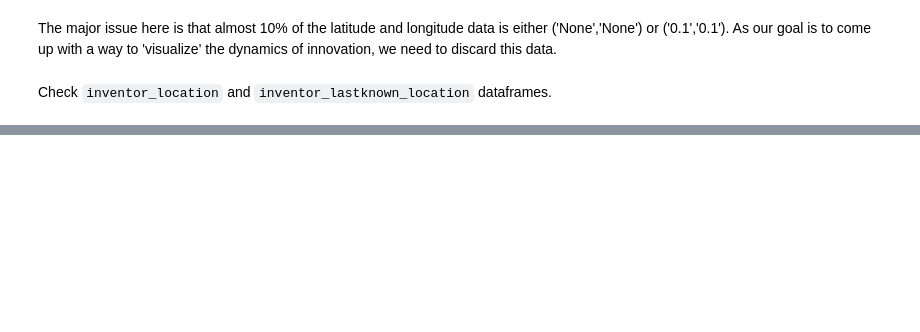
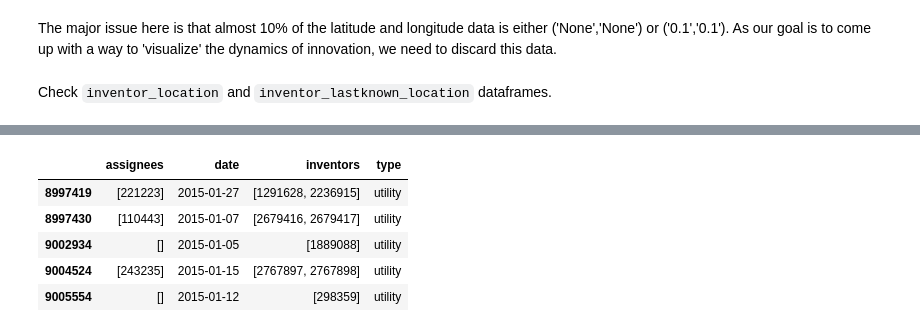
Before and after one commit to cmdavid-epfl/Project, a Jupyter notebook: data_preprocessing.ipynb, the cells around one changed output, grey strips where cells are left out. Drawn from its saved outputs; the diff is of its cells as text; code cells hidden in the pictures; blank space fills up the shorter version.

```diff
--- a/data_preprocessing.ipynb
+++ b/data_preprocessing.ipynb
@@ -222,0 +445,2 @@ To be able to produce a more in-depth analysis of the
+# %%
+data = data_clean(datafile)
@@ -222,0 +469,9 @@ To be able to produce a more in-depth analysis of the
+# %%
+data['patents'].head()
+# %% [output]
+|  | assignees | date | inventors | type |
+| 8997419 | [221223] | 2015-01-27 | [1291628, 2236915] | utility |
+| 8997430 | [110443] | 2015-01-07 | [2679416, 2679417] | utility |
+| 9002934 | [] | 2015-01-05 | [1889088] | utility |
+| 9004524 | [243235] | 2015-01-15 | [2767897, 2767898] | utility |
+| 9005554 | [] | 2015-01-12 | [298359] | utility |
```
Also changed, not shown: parts of 52 cells of this notebook, 1 other file.
